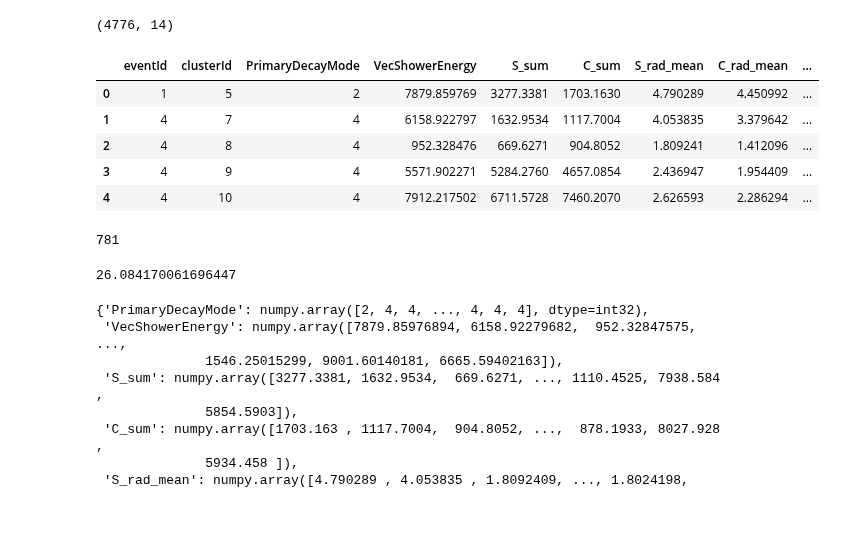
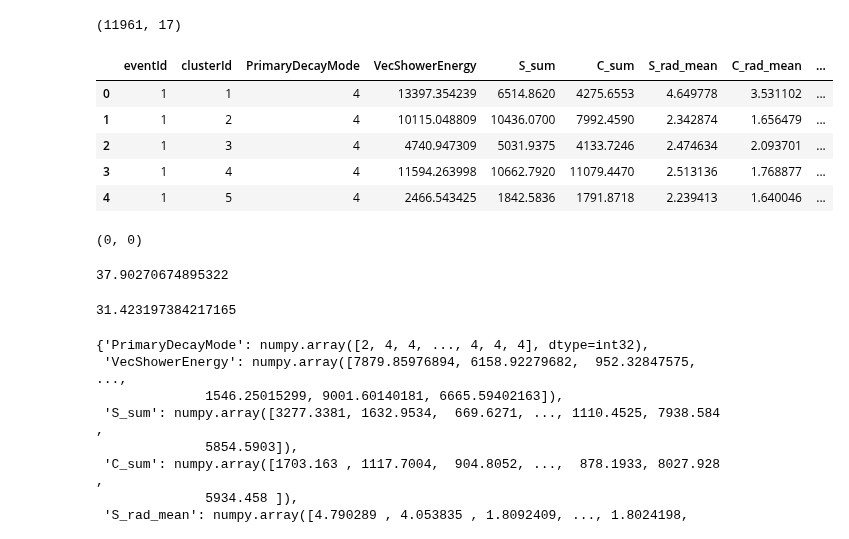
Before and after one commit to mollyhjorthjensen/DREAM, a Jupyter notebook: Analysis/plot_energyres.ipynb, the cells around one changed output. Saved outputs shown, nothing was run; the diff lists cells and outputs as text; code cells hidden in the pictures.

```diff
--- a/Analysis/plot_energyres.ipynb
+++ b/Analysis/plot_energyres.ipynb
@@ -13,18 +10,20 @@ Welcome to JupyROOT 6.18/00
 # %%
-DATA_DIR = '/groups/hep/mojen/repositories/DREAM/Run/final_run/tauolaevts/10000'
-fileName = os.path.join(DATA_DIR, 'dftest.csv')
+# DATA_DIR = '/groups/hep/mojen/repositories/DREAM/Run/final_run/tauolaevts/25000'
+DATA_DIR = '/home/jupyter/DREAM'
+
+fileName = os.path.join(DATA_DIR, 'dfmerged2.csv')
 df = pd.read_csv(fileName)
 print(df.shape)
 df.head()
 # %% [output]
-(4776, 14)
+(11961, 17)
 |  | eventId | clusterId | PrimaryDecayMode | VecShowerEnergy | S_sum | C_sum | S_rad_mean | C_rad_mean | ... |
-| 0 | 1 | 5 | 2 | 7879.859769 | 3277.3381 | 1703.1630 | 4.790289 | 4.450992 | ... |
-| 1 | 4 | 7 | 4 | 6158.922797 | 1632.9534 | 1117.7004 | 4.053835 | 3.379642 | ... |
-| 2 | 4 | 8 | 4 | 952.328476 | 669.6271 | 904.8052 | 1.809241 | 1.412096 | ... |
-| 3 | 4 | 9 | 4 | 5571.902271 | 5284.2760 | 4657.0854 | 2.436947 | 1.954409 | ... |
-| 4 | 4 | 10 | 4 | 7912.217502 | 6711.5728 | 7460.2070 | 2.626593 | 2.286294 | ... |
+| 0 | 1 | 1 | 4 | 13397.354239 | 6514.8620 | 4275.6553 | 4.649778 | 3.531102 | ... |
+| 1 | 1 | 2 | 4 | 10115.048809 | 10436.0700 | 7992.4590 | 2.342874 | 1.656479 | ... |
+| 2 | 1 | 3 | 4 | 4740.947309 | 5031.9375 | 4133.7246 | 2.474634 | 2.093701 | ... |
+| 3 | 1 | 4 | 4 | 11594.263998 | 10662.7920 | 11079.4470 | 2.513136 | 1.768877 | ... |
+| 4 | 1 | 5 | 4 | 2466.543425 | 1842.5836 | 1791.8718 | 2.239413 | 1.640046 | ... |
 # %%
-df.rec_energy.isna().sum()
+df.rec_energy.isna().sum(), df.predictedEnergy.isna().sum()
 # %% [output]
-781
+(0, 0)
@@ -33,7 +30,11 @@ df2 = df[~df.rec_energy.isna()]
 # %%
-np.mean(np.abs((df2.VecShowerEnergy.values - df2.rec_energy.values) / df2.VecShowerEnergy.values)) * 100
+np.mean(np.abs((df.VecShowerEnergy.values - df.rec_energy.values) / df.VecShowerEnergy.values)) * 100
 # %% [output]
-26.084170061696447
+37.90270674895322
+# %%
+np.mean(np.abs((df.VecShowerEnergy.values - df.predictedEnergy.values) / df.VecShowerEnergy.values)) * 100
+# %% [output]
+31.423197384217165
 # %%
 f = ROOT.TFile('dftest.root', 'recreate' )
 t = ROOT.TTree('test', 'tree with test set' )
```
Also changed, not shown: parts of 2 cells of this notebook, 1 other file.
